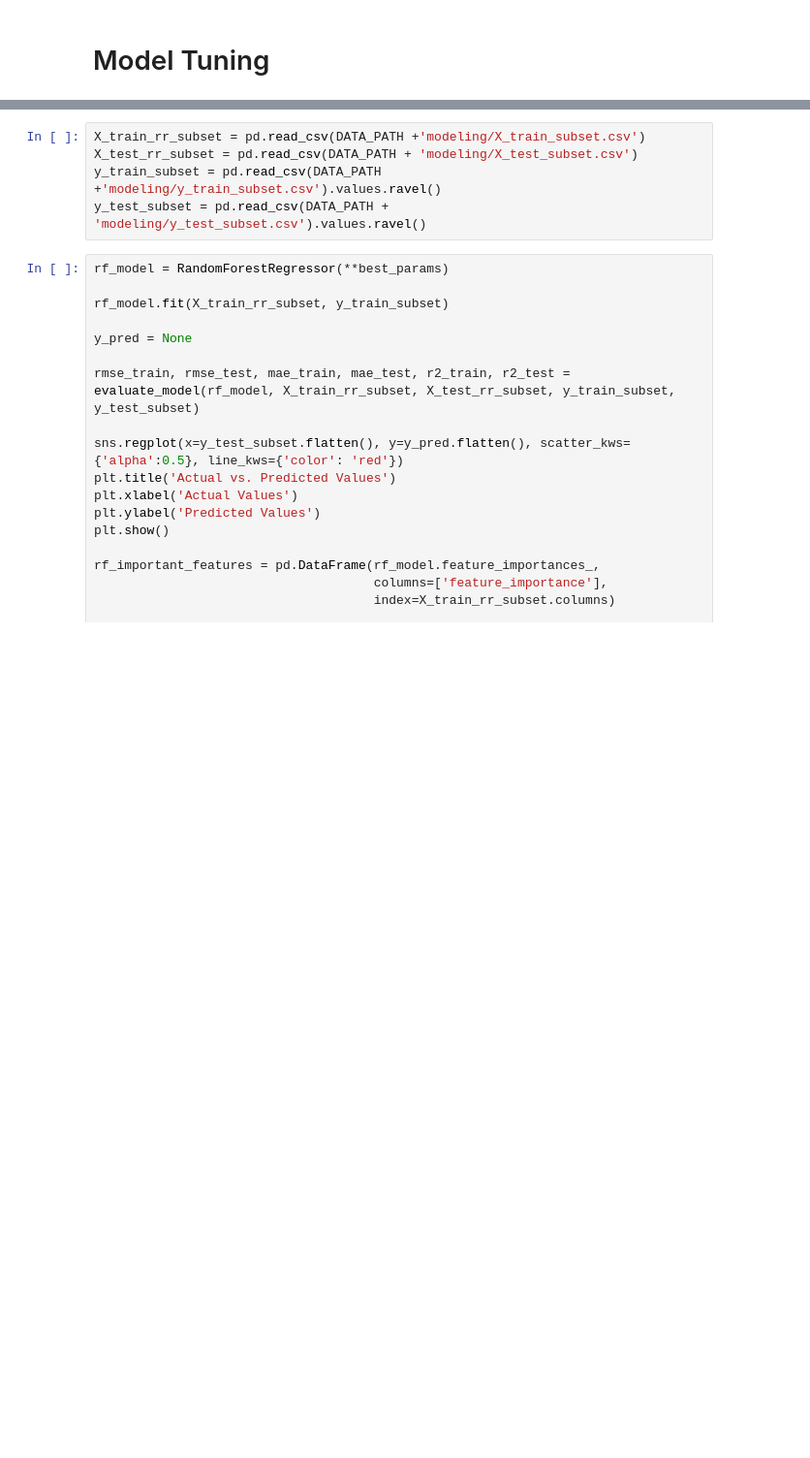
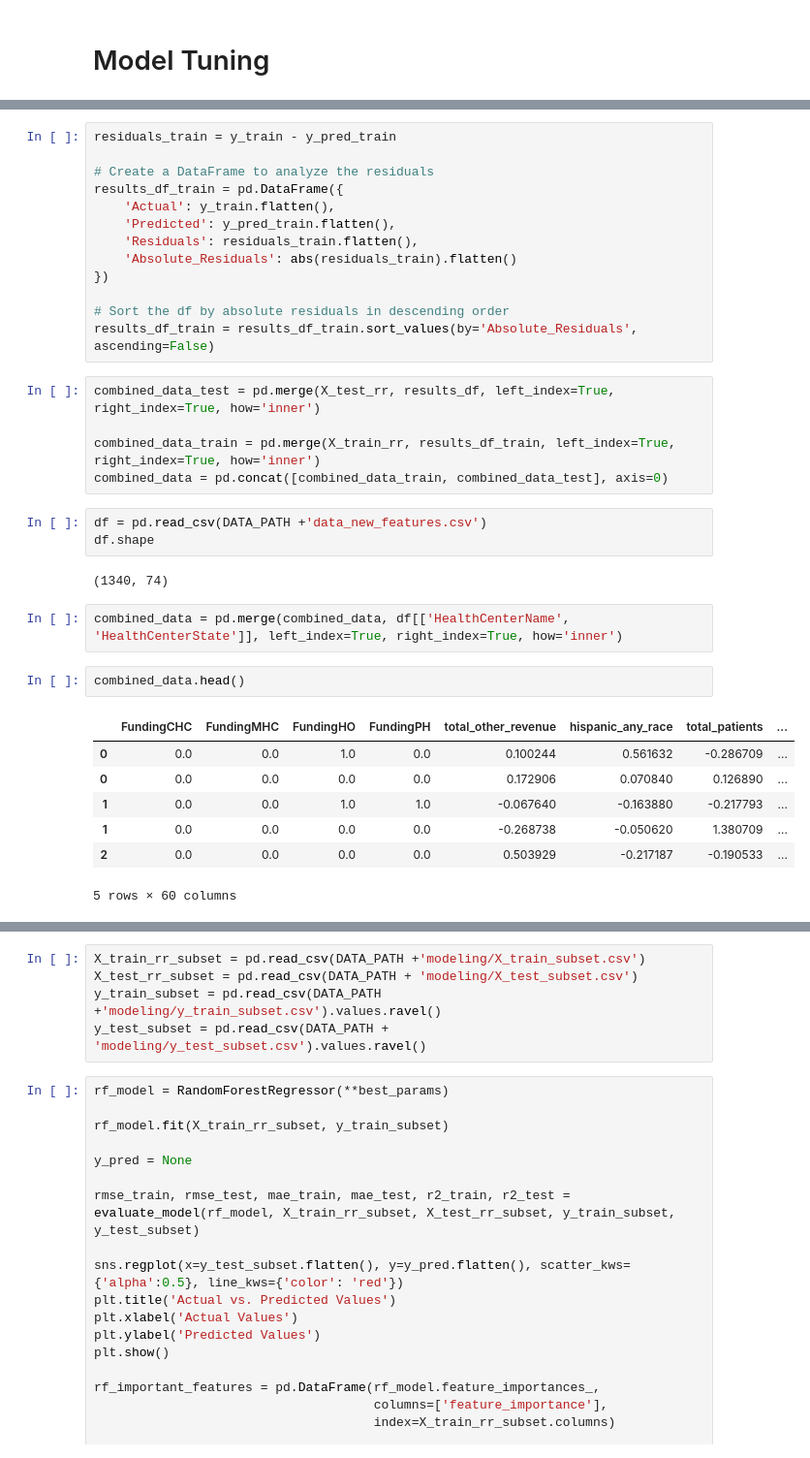
Before and after one commit to dezertdweller/capstone-project-fqhc-model, a Jupyter notebook: notebooks/modeling.ipynb, the cells around one changed output, grey strips where cells are left out. Shown at 97% size. Saved outputs shown, nothing was run; the diff lists cells and outputs as text; blank space fills up the shorter version.

```diff
--- a/notebooks/modeling.ipynb
+++ b/notebooks/modeling.ipynb
@@ -1406,0 +1517,35 @@ print(list(top_models[top_models['model_type'] == 'Random Forest Regressor']['be
+# %%
+residuals_train = y_train - y_pred_train
+
+# Create a DataFrame to analyze the residuals
+results_df_train = pd.DataFrame({
+    'Actual': y_train.flatten(),
+    'Predicted': y_pred_train.flatten(),
+    'Residuals': residuals_train.flatten(),
+    'Absolute_Residuals': abs(residuals_train).flatten()
+})
+
+# Sort the df by absolute residuals in descending order
+results_df_train = results_df_train.sort_values(by='Absolute_Residuals', ascending=False)
+# %%
+combined_data_test = pd.merge(X_test_rr, results_df, left_index=True, right_index=True, how='inner')
+
+combined_data_train = pd.merge(X_train_rr, results_df_train, left_index=True, right_index=True, how='inner')
+combined_data = pd.concat([combined_data_train, combined_data_test], axis=0)
+# %%
+df = pd.read_csv(DATA_PATH +'data_new_features.csv')
+df.shape
+# %% [output]
+(1340, 74)
+# %%
+combined_data = pd.merge(combined_data, df[['HealthCenterName', 'HealthCenterState']], left_index=True, right_index=True, how='inner')
+# %%
+combined_data.head()
+# %% [output]
+|  | FundingCHC | FundingMHC | FundingHO | FundingPH | total_other_revenue | hispanic_any_race | total_patients | ... |
+| 0 | 0.0 | 0.0 | 1.0 | 0.0 | 0.100244 | 0.561632 | -0.286709 | ... |
+| 0 | 0.0 | 0.0 | 0.0 | 0.0 | 0.172906 | 0.070840 | 0.126890 | ... |
+| 1 | 0.0 | 0.0 | 1.0 | 1.0 | -0.067640 | -0.163880 | -0.217793 | ... |
+| 1 | 0.0 | 0.0 | 0.0 | 0.0 | -0.268738 | -0.050620 | 1.380709 | ... |
+| 2 | 0.0 | 0.0 | 0.0 | 0.0 | 0.503929 | -0.217187 | -0.190533 | ... |
+5 rows × 60 columns
```
Also changed, not shown: parts of 43 cells of this notebook.
